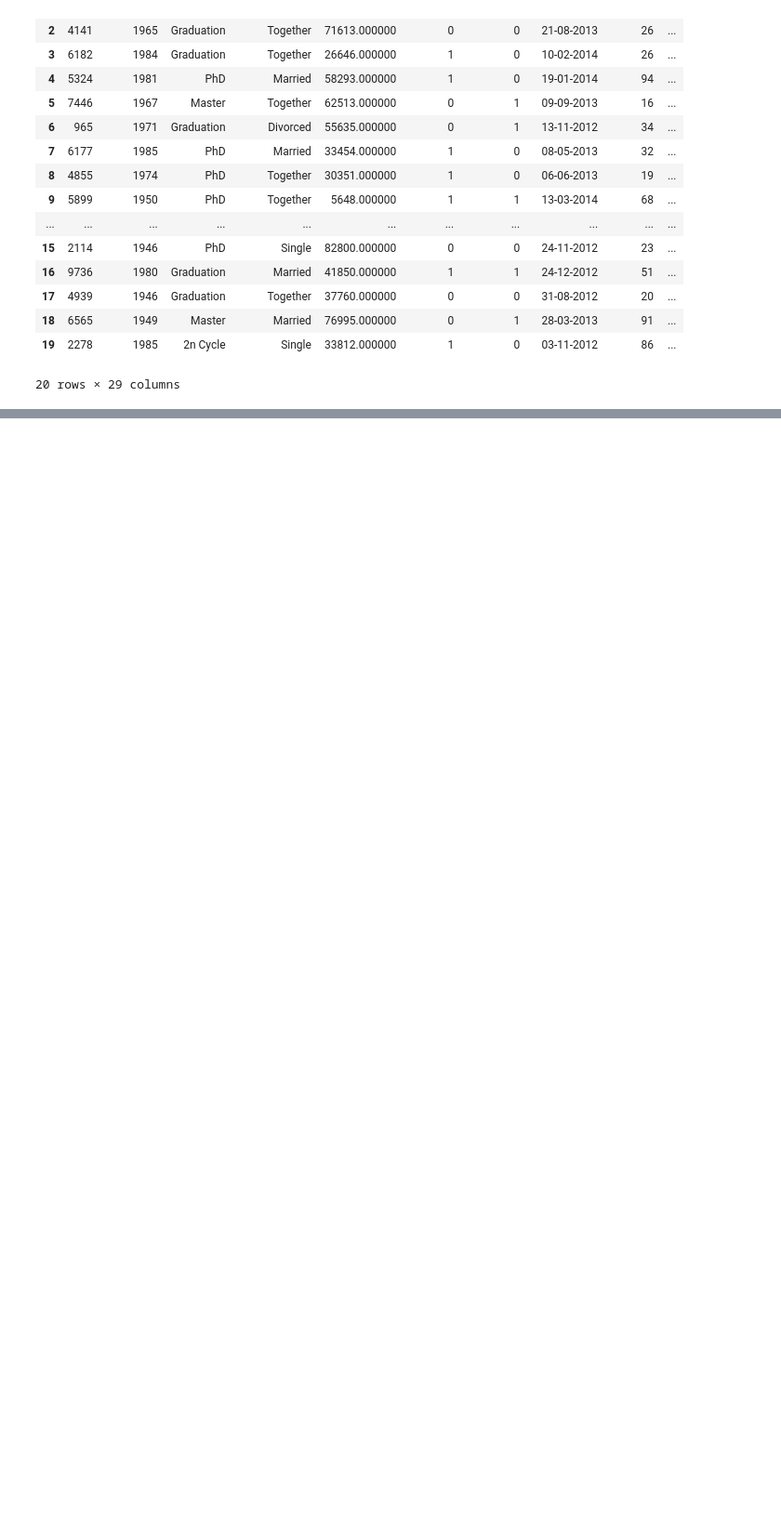
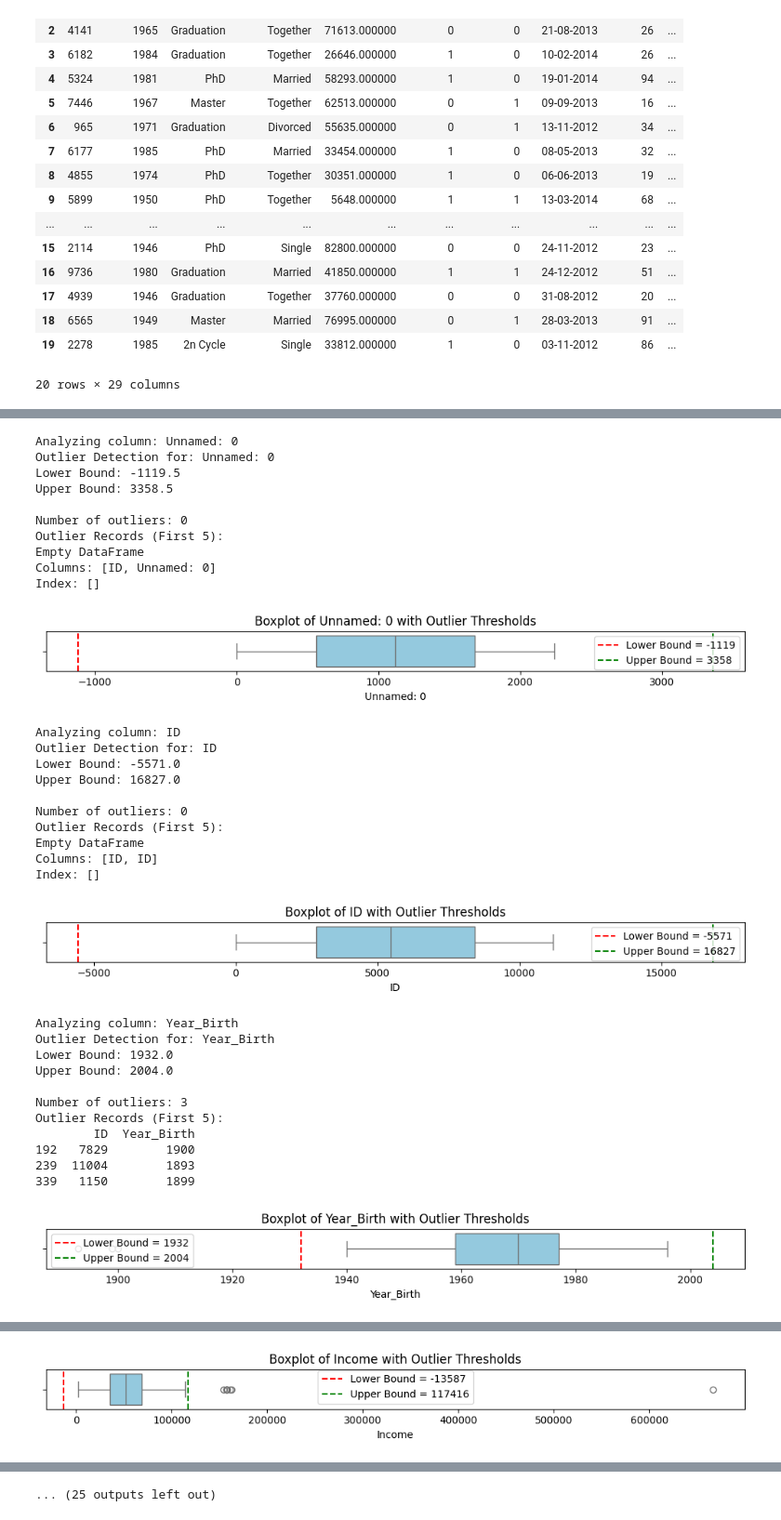
Before and after one commit to SsenogaHerman/GROUP_B_EVENING_RECESS, a Jupyter notebook: missing_values.ipynb, the cells around one changed output, grey strips where cells are left out. Shown at 93% size. Cells and saved outputs as stored; diff of their text form; code cells hidden in the pictures; blank space fills up the shorter version.

```diff
--- a/missing_values.ipynb
+++ b/missing_values.ipynb
@@ -103,0 +198,78 @@ df.to_csv('Customer_Segmentation_cleaned.csv')
+# %%
+
+
+def detect_outliers_iqr(df, column):
+    # Step 1: Calculate IQR boundaries
+    Q1 = df[column].quantile(0.25)
+    Q3 = df[column].quantile(0.75)
+    IQR = Q3 - Q1
+    lower_bound = Q1 - 1.5 * IQR
+    upper_bound = Q3 + 1.5 * IQR
+
+    # Step 2: Filter outliers
+    outliers = df[(df[column] < lower_bound) | (df[column] > upper_bound)]
+
+    # Step 3: Print results
+    print(f"Outlier Detection for: {column}")
+    print("Lower Bound:", lower_bound)
+    print("Upper Bound:", upper_bound)
+    print(f"\nNumber of outliers: {len(outliers)}")
+    print("Outlier Records (First 5):")
+    print(outliers[['ID', column]].head())  # You can remove 'ID' if not in your df
+
+    # Step 4: Visualize with a boxplot
+    plt.figure(figsize=(10, 1.5))
+    sns.boxplot(x=df[column], color='skyblue')
+    plt.axvline(lower_bound, color='red', linestyle='--', label=f'Lower Bound = {int(lower_bound)}')
+    plt.axvline(upper_bound, color='green', linestyle='--', label=f'Upper Bound = {int(upper_bound)}')
+    plt.title(f"Boxplot of {column} with Outlier Thresholds")
+    plt.legend()
+    plt.tight_layout()
+    plt.show()
+
+    return outliers
+# %%
+for col in df2.select_dtypes(include='number').columns:
+    unique_vals = df2[col].nunique()
+
+    if unique_vals <= 2:
+        print(f"Skipping column '{col}' (only {unique_vals} unique value(s))")
+        continue
+
+    print(f"\nAnalyzing column: {col}")
+    detect_outliers_iqr(df2, col)
+# %% [output]
+Analyzing column: Unnamed: 0
+Outlier Detection for: Unnamed: 0
+Lower Bound: -1119.5
+Upper Bound: 3358.5
+
+Number of outliers: 0
+Outlier Records (First 5):
+Empty DataFrame
+Columns: [ID, Unnamed: 0]
+Index: []
+[figure, added]
+Analyzing column: ID
+Outlier Detection for: ID
+Lower Bound: -5571.0
+Upper Bound: 16827.0
+
+Number of outliers: 0
+Outlier Records (First 5):
+Empty DataFrame
+Columns: [ID, ID]
+Index: []
+[figure, added]
+Analyzing column: Year_Birth
+Outlier Detection for: Year_Birth
+Lower Bound: 1932.0
+Upper Bound: 2004.0
+
+Number of outliers: 3
+Outlier Records (First 5):
+        ID  Year_Birth
+192   7829        1900
+239  11004        1893
+339   1150        1899
+[figure, added]
@@ -103,0 +289 @@ df.to_csv('Customer_Segmentation_cleaned.csv')
+[figure, added]
@@ -103,0 +312 @@ df.to_csv('Customer_Segmentation_cleaned.csv')
+... (25 outputs left out)
```
Also changed, not shown: parts of 9 cells of this notebook, 1 other file.
